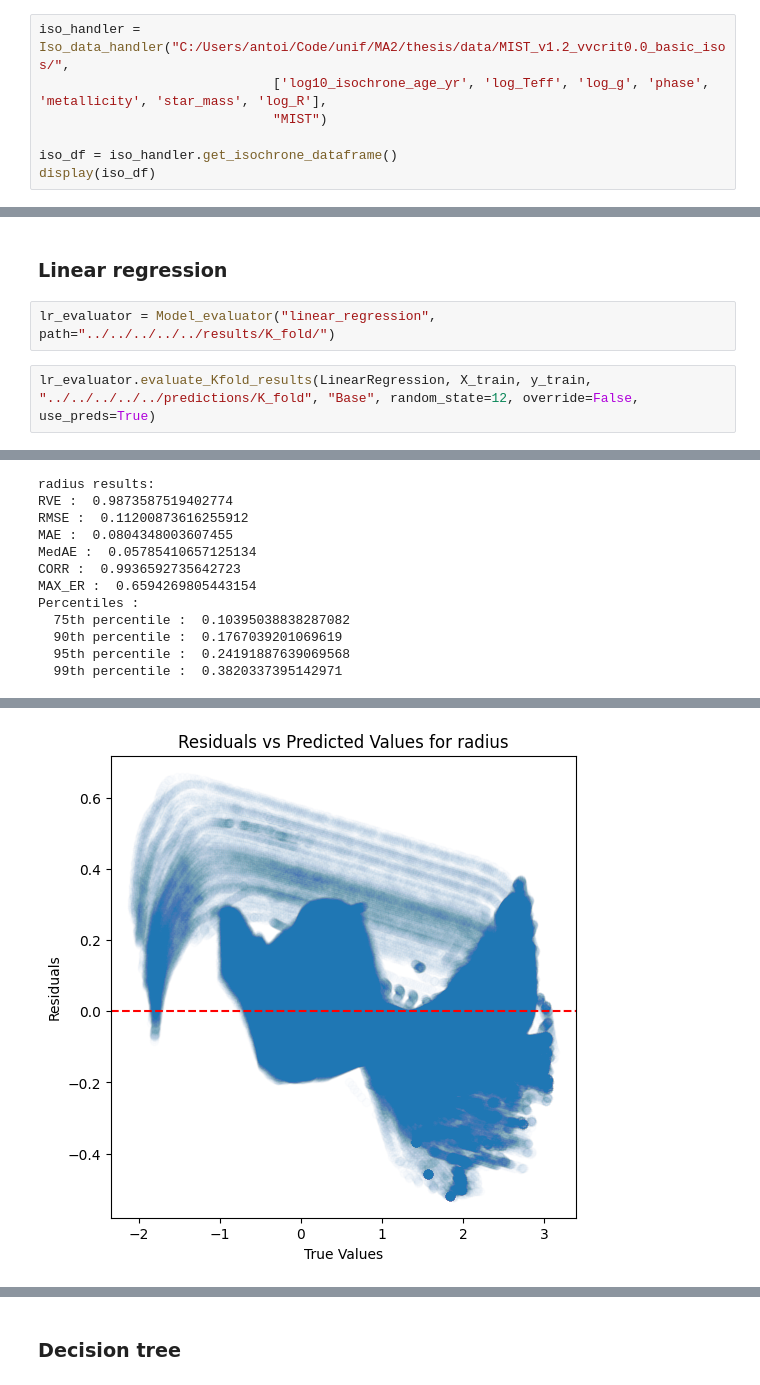
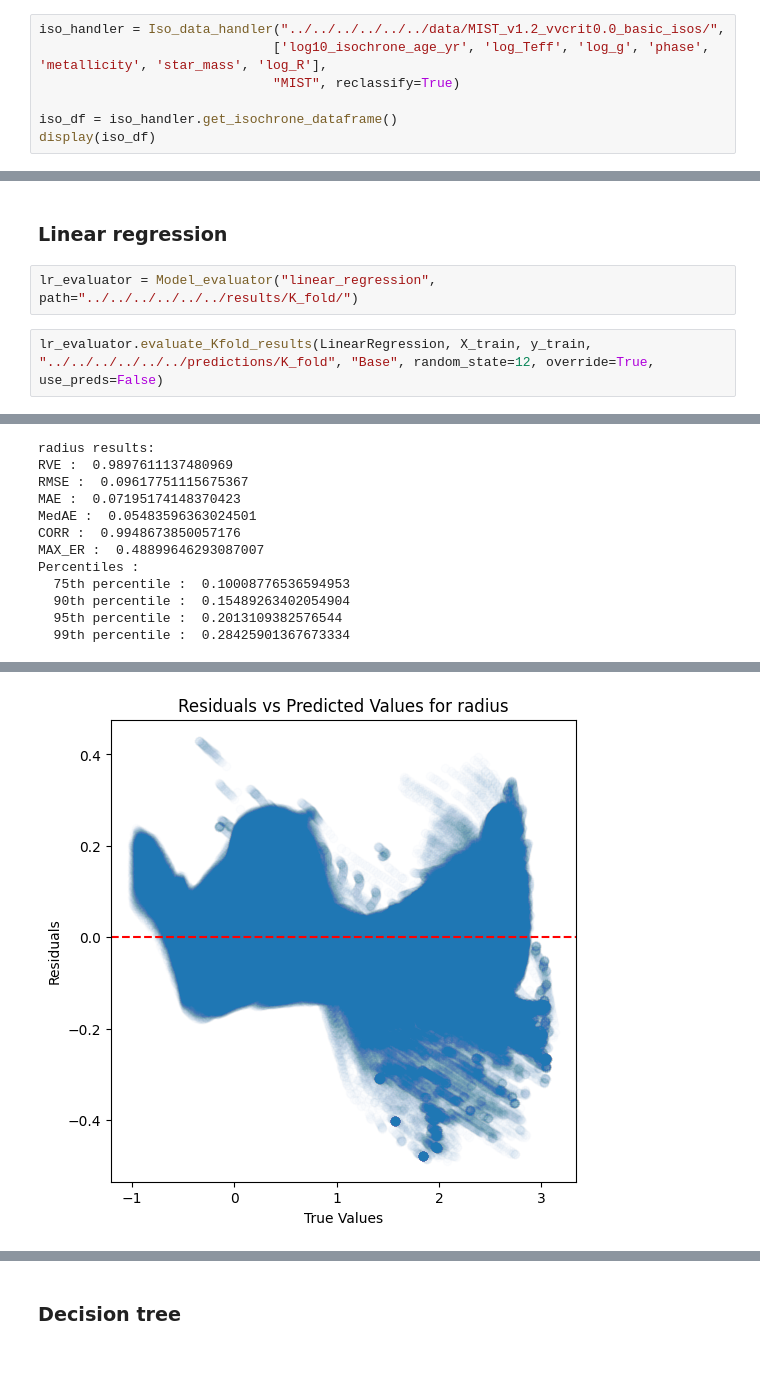
Before and after one commit to anpirott/thesis, a Jupyter notebook: notebooks/ML/method_ML/model_1/MIST/Base/model_1_Base.ipynb, the cells around one changed output, grey strips where cells are left out. Saved outputs shown, nothing was run; the diff lists cells and outputs as text.

Commit message:
changed when the reclassification takes place and created new csv for reclassified data

```diff
--- a/notebooks/ML/method_ML/model_1/MIST/Base/model_1_Base.ipynb
+++ b/notebooks/ML/method_ML/model_1/MIST/Base/model_1_Base.ipynb
@@ -18,9 +18,9 @@ from physics.Iso_data_handler import Iso_data_handler
 
 This notebook contains the results of the model which are trained using all the data from MIST and filtered on the phases
 # %%
-iso_handler = Iso_data_handler("C:/Users/antoi/Code/unif/MA2/thesis/data/MIST_v1.2_vvcrit0.0_basic_isos/",
+iso_handler = Iso_data_handler("../../../../../../data/MIST_v1.2_vvcrit0.0_basic_isos/",
                               ['log10_isochrone_age_yr', 'log_Teff', 'log_g', 'phase', 'metallicity', 'star_mass', 'log_R'],
-                              "MIST")
+                              "MIST", reclassify=True)
 
 iso_df = iso_handler.get_isochrone_dataframe()
 display(iso_df)
@@ -87,8 +87,8 @@ Mean value in test data for the radius parameter: 1.3548439682028874
 # %% [markdown]
 ### Linear regression
 # %%
-lr_evaluator = Model_evaluator("linear_regression", path="../../../../../results/K_fold/")
+lr_evaluator = Model_evaluator("linear_regression", path="../../../../../../results/K_fold/")
 # %%
-lr_evaluator.evaluate_Kfold_results(LinearRegression, X_train, y_train, "../../../../../predictions/K_fold", "Base", random_state=12, override=False, use_preds=True)
+lr_evaluator.evaluate_Kfold_results(LinearRegression, X_train, y_train, "../../../../../../predictions/K_fold", "Base", random_state=12, override=True, use_preds=False)
 # %% [output]
 Base train data :
@@ -114,12 +114,12 @@ Percentiles :
 radius results:
-RVE :  0.9873587519402774
-RMSE :  0.11200873616255912
-MAE :  0.0804348003607455
-MedAE :  0.05785410657125134
-CORR :  0.9936592735642723
-MAX_ER :  0.6594269805443154
+RVE :  0.9897611137480969
+RMSE :  0.09617751115675367
+MAE :  0.07195174148370423
+MedAE :  0.05483596363024501
+CORR :  0.9948673850057176
+MAX_ER :  0.48899646293087007
 Percentiles :
-  75th percentile :  0.10395038838287082
-  90th percentile :  0.1767039201069619
-  95th percentile :  0.24191887639069568
-  99th percentile :  0.3820337395142971
+  75th percentile :  0.10008776536594953
+  90th percentile :  0.15489263402054904
+  95th percentile :  0.2013109382576544
+  99th percentile :  0.28425901367673334
@@ -127 +127 @@ Percentiles :
-[figure, old version]
+[figure, new version]
```
Also changed, not shown: parts of 15 cells of this notebook, 32 other files.
